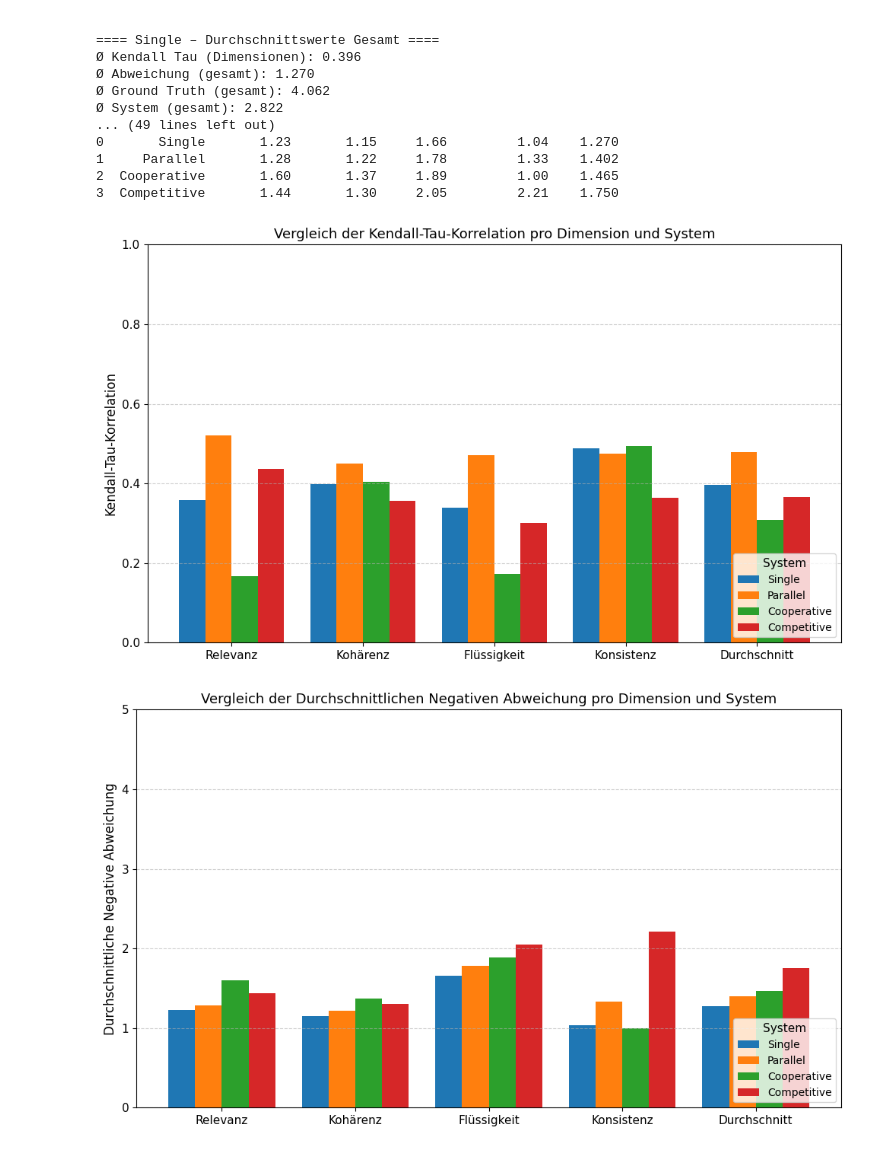
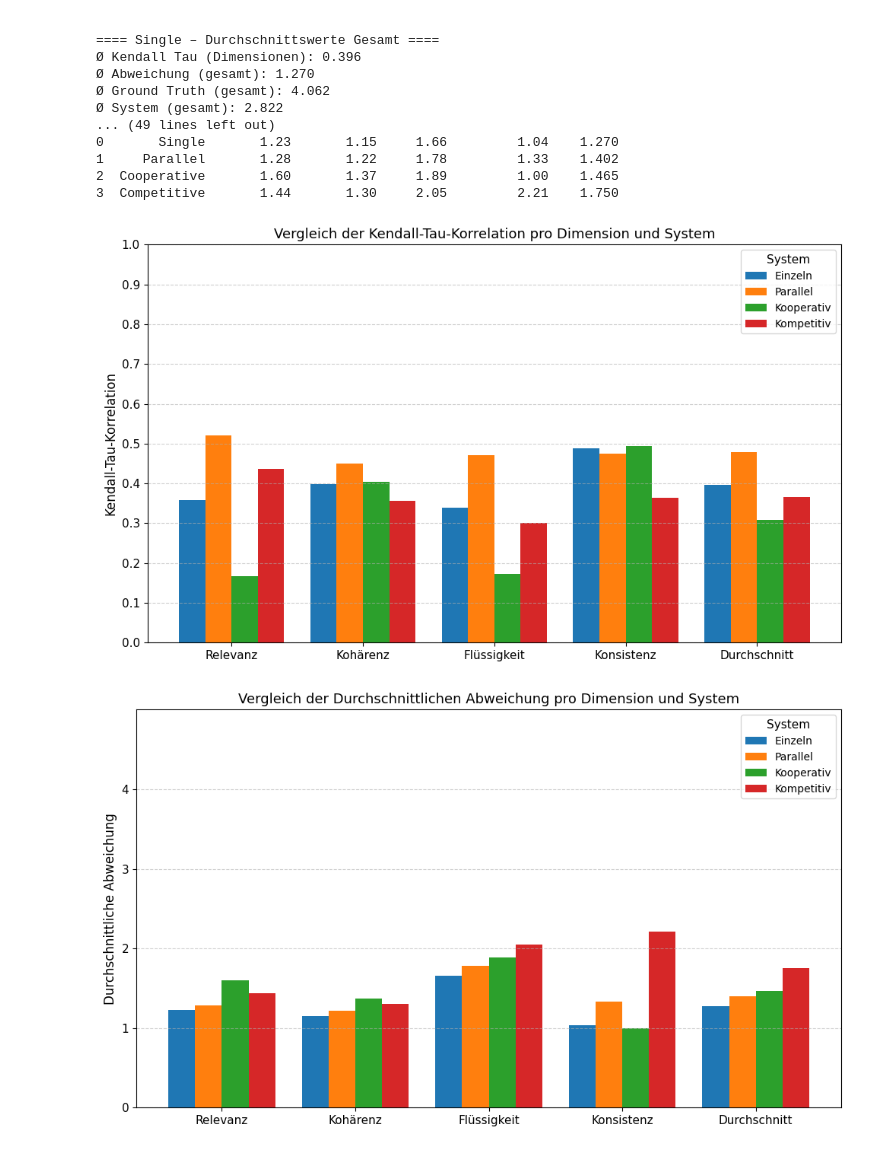
Before and after one commit to nikobiebl/Bachelorarbeit, a Jupyter notebook: SummEval/results.ipynb, the cells around one changed output. Saved outputs shown, nothing was run; the diff lists cells and outputs as text; code cells hidden in the pictures.

```diff
--- a/SummEval/results.ipynb
+++ b/SummEval/results.ipynb
@@ -105,74 +106,90 @@ consistency        0.488          1.04            4.57      3.59
 # %%
 # Deutsche Beschriftungen
 dimension_labels_de = ["Relevanz", "Kohärenz", "Flüssigkeit", "Konsistenz", "Durchschnitt"]
 dimensions = ["relevance", "coherence", "fluency", "consistency", "average"]
-systems = kendall_df["system"].tolist()
+
+# Mapping englischer auf deutsche Namen
+system_namen_de = {
+    "Single": "Einzeln",
+    "Parallel": "Parallel",
+    "Cooperative": "Kooperativ",
+    "Competitive": "Kompetitiv"
+}
+
+# Übersetze Systems für Anzeige
+systems = [system_namen_de[s] for s in kendall_df["system"].tolist()]
 
 x = range(len(dimensions))
 bar_width = 0.2
 offsets = [-1.5, -0.5, 0.5, 1.5]
 
 plt.figure(figsize=(10, 6))
 
-# Verwende Standardfarben
-for i, system in enumerate(systems):
-    values = kendall_df.loc[kendall_df["system"] == system, dimensions].values.flatten()
+# Balken plotten
+for i, orig_system in enumerate(kendall_df["system"]):
+    values = kendall_df.loc[kendall_df["system"] == orig_system, dimensions].values.flatten()
     plt.bar(
         [pos + offsets[i] * bar_width for pos in x],
         values,
         width=bar_width,
-        label=system
+        label=system_namen_de[orig_system]
     )
 
 # Achsen & Layout
 plt.xticks(ticks=x, labels=dimension_labels_de, fontsize=11)
-plt.yticks(fontsize=11)
-plt.ylim(0.0, 1.0)  # Fixe Y-Achse für Kendall Tau
+plt.yticks(np.arange(0, 1.1, 0.1), fontsize=11)  # 0.1er-Schritte
+plt.ylim(0.0, 1.0)
 plt.ylabel("Kendall-Tau-Korrelation", fontsize=12)
 plt.title("Vergleich der Kendall-Tau-Korrelation pro Dimension und System", fontsize=13)
-
 plt.grid(axis="y", linestyle="--", alpha=0.6)
-plt.legend(title="System", fontsize=10, title_fontsize=11, loc="lower right")
+plt.legend(title="System", fontsize=10, title_fontsize=11, loc="upper right")
 plt.tight_layout()
 
 plt.show()
 # %% [output]
-[figure, old version]
+[figure, new version]
 # %%
-# Deutsche Beschriftungen für Achsen
+# Deutsche Beschriftungen
 dimension_labels_de = ["Relevanz", "Kohärenz", "Flüssigkeit", "Konsistenz", "Durchschnitt"]
 dimensions = ["relevance", "coherence", "fluency", "consistency", "average"]
-systems = deviation_df["system"].tolist()
 
-# X-Positionen & Balkenbreite
+# Mapping englischer auf deutsche Namen
+system_namen_de = {
+    "Single": "Einzeln",
+    "Parallel": "Parallel",
+    "Cooperative": "Kooperativ",
+    "Competitive": "Kompetitiv"
+}
+
+# Deutsche Systemnamen extrahieren
+systems = [system_namen_de[s] for s in deviation_df["system"].tolist()]
+
 x = range(len(dimensions))
 bar_width = 0.2
 offsets = [-1.5, -0.5, 0.5, 1.5]
 
-# Neue Figure
 plt.figure(figsize=(10, 6))
 
-# Balken zeichnen
-for i, system in enumerate(systems):
-    values = deviation_df.loc[deviation_df["system"] == system, dimensions].values.flatten()
+# Balken plotten
+for i, orig_system in enumerate(deviation_df["system"]):
+    values = deviation_df.loc[deviation_df["system"] == orig_system, dimensions].values.flatten()
     plt.bar(
         [pos + offsets[i] * bar_width for pos in x],
         values,
         width=bar_width,
-        label=system
+        label=system_namen_de[orig_system]
     )
 
 # Achsen & Layout
 plt.xticks(ticks=x, labels=dimension_labels_de, fontsize=11)
-plt.yticks(fontsize=11)
-plt.ylim(0.0, 5.0)  # Fixe Y-Achse
-plt.ylabel("Durchschnittliche Negative Abweichung", fontsize=12)
-plt.title("Vergleich der Durchschnittlichen Negativen Abweichung pro Dimension und System", fontsize=13)
-
+plt.yticks(np.arange(0, 5, 1), fontsize=11)  # 0.1er-Schritte
+plt.ylim(0.0, 5.0)
+plt.ylabel("Durchschnittliche Abweichung", fontsize=12)
+plt.title("Vergleich der Durchschnittlichen Abweichung pro Dimension und System", fontsize=13)
 plt.grid(axis="y", linestyle="--", alpha=0.6)
-plt.legend(title="System", fontsize=10, title_fontsize=11, loc="lower right")
+plt.legend(title="System", fontsize=10, title_fontsize=11, loc="upper right")
 plt.tight_layout()
 
 plt.show()
 # %% [output]
-[figure, old version]
+[figure, new version]
```
Also changed, not shown: parts of 1 cell of this notebook, 1 other file.
